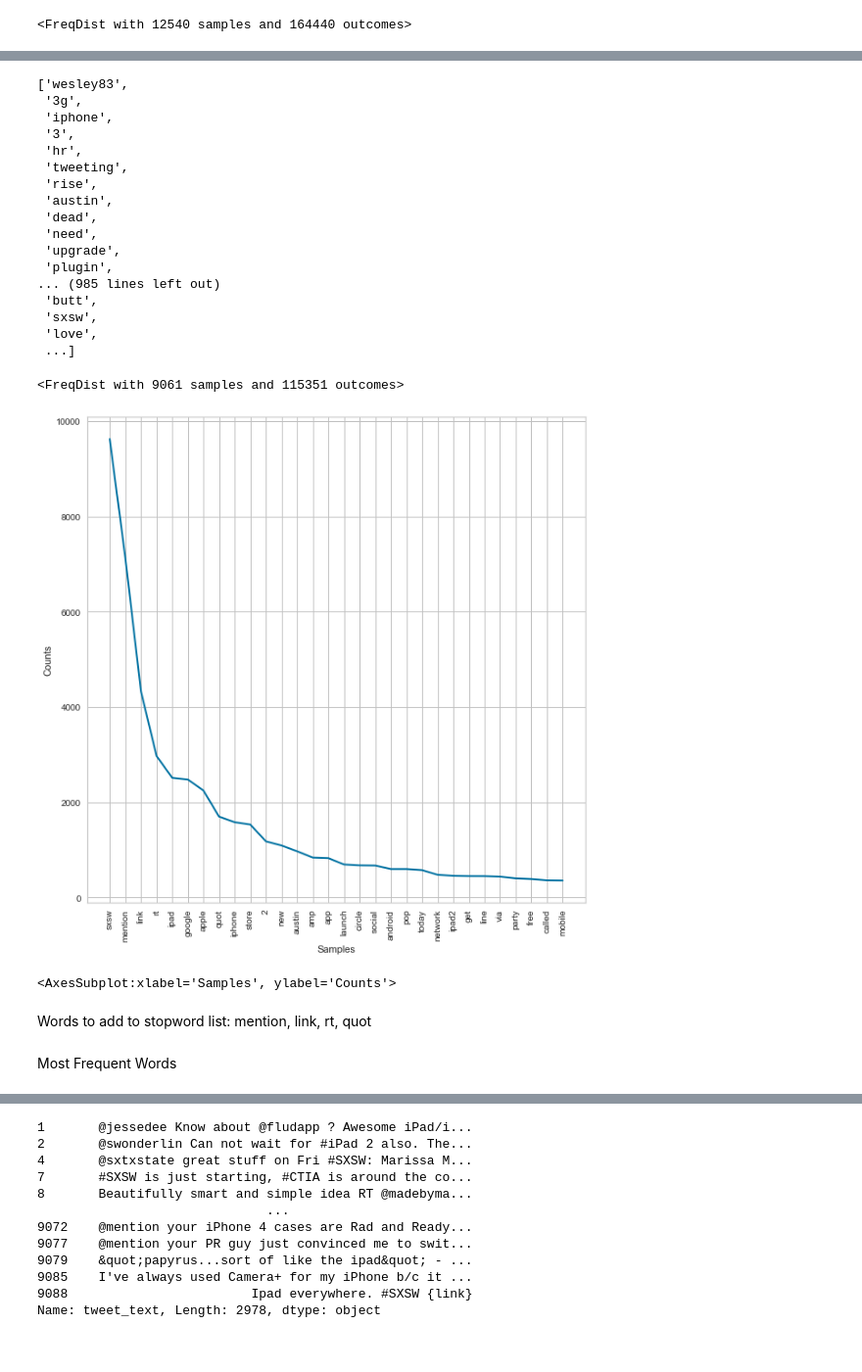
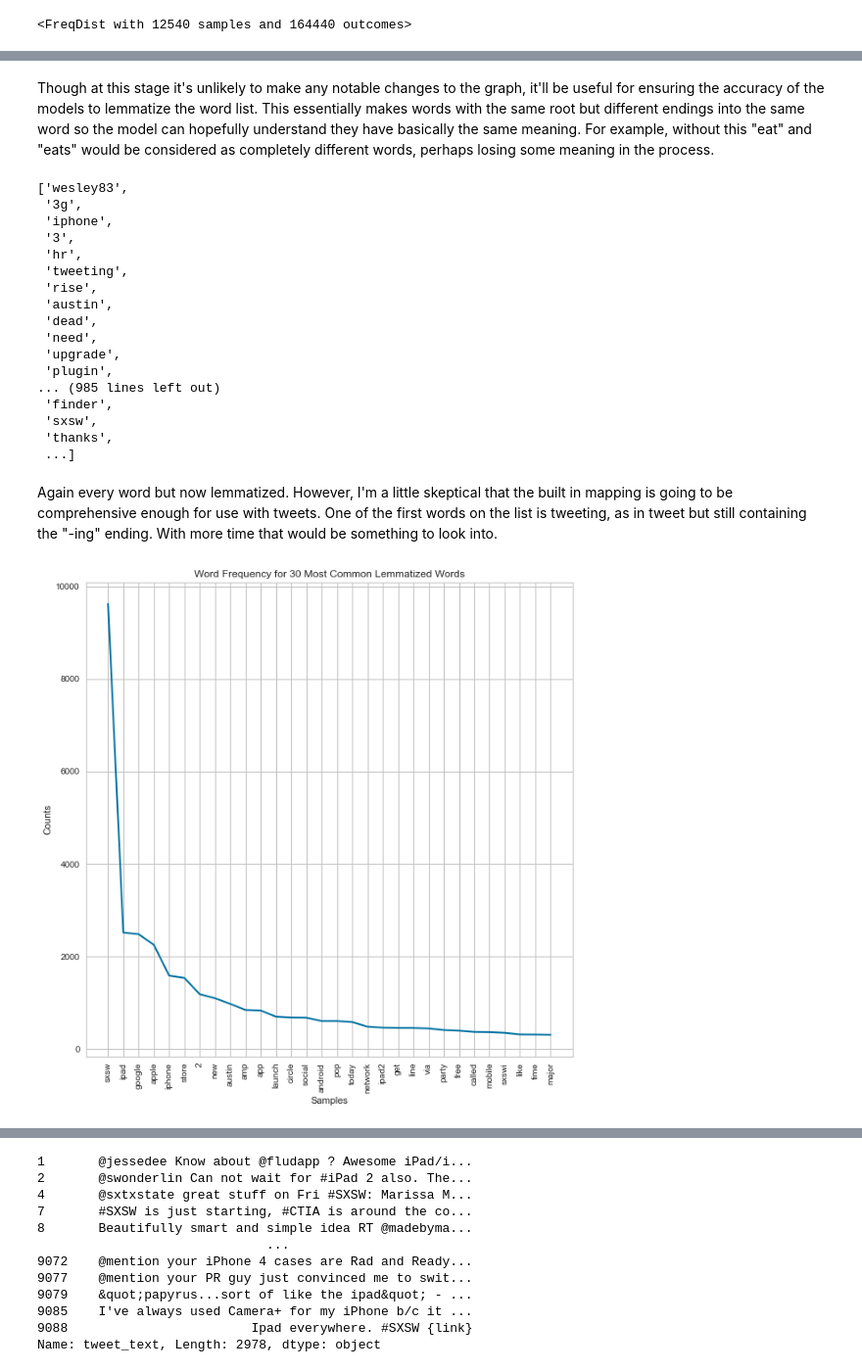
Before and after one commit to stone-ericm/sentiment_analysis_NLP_project-, a Jupyter notebook: notebook.ipynb, the cells around one changed output, grey strips where cells are left out. Shown at 98% size. Cells and saved outputs as stored; diff of their text form; code cells hidden in the pictures.

```diff
--- a/notebook.ipynb
+++ b/notebook.ipynb
@@ -192,0 +231,13 @@ fdist.plot(30)
+# %%
+filtered_review = []
+
+for w in tokenized_review:
+    if w.lower() not in sw_list:
+        filtered_review.append(w.lower())
+
+fdist = FreqDist(filtered_review)
+
+plt.figure(figsize=(10,10))
+plt.title('Word Frequency for 30 Most Common Filtered Words')
+fdist.plot(30)
+plt.show()
@@ -193,3 +246,5 @@ fdist.plot(30)
+# %% [markdown]
+Though at this stage it's unlikely to make any notable changes to the graph, it'll be useful for ensuring the accuracy of the models to lemmatize the word list. This essentially makes words with the same root but different endings into the same word so the model can hopefully understand they have basically the same meaning. For example, without this "eat" and "eats" would be considered as completely different words, perhaps losing some meaning in the process.
 # %%
 lemmatizer = WordNetLemmatizer()
 
@@ -212,18 +267,17 @@ lemmatized_review
  'upgrade',
  'plugin',
 ... (985 lines left out)
- 'butt',
+ 'finder',
  'sxsw',
- 'love',
+ 'thanks',
  ...]
+# %% [markdown]
+Again every word but now lemmatized. However, I'm a little skeptical that the built in mapping is going to be comprehensive enough for use with tweets. One of the first words on the list is tweeting, as in tweet but still containing the "-ing" ending. With more time that would be something to look into.
 # %%
 fdist = FreqDist(lemmatized_review)
-print(fdist)
 plt.figure(figsize=(10,10))
+plt.title('Word Frequency for 30 Most Common Lemmatized Words')
 fdist.plot(30)
+plt.show()
 # %% [output]
-<FreqDist with 9061 samples and 115351 outcomes>
-[figure, old version]
+[figure, new version]
-<AxesSubplot:xlabel='Samples', ylabel='Counts'>
-# %% [markdown]
-Words to add to stopword list: mention, link, rt, quot
@@ -233,2 +283,0 @@ sw_list += ['mention', 'link', 'rt', 'quot']
-# %% [markdown]
-Most Frequent Words
```
Also changed, not shown: parts of 98 cells of this notebook, 1 other file.
